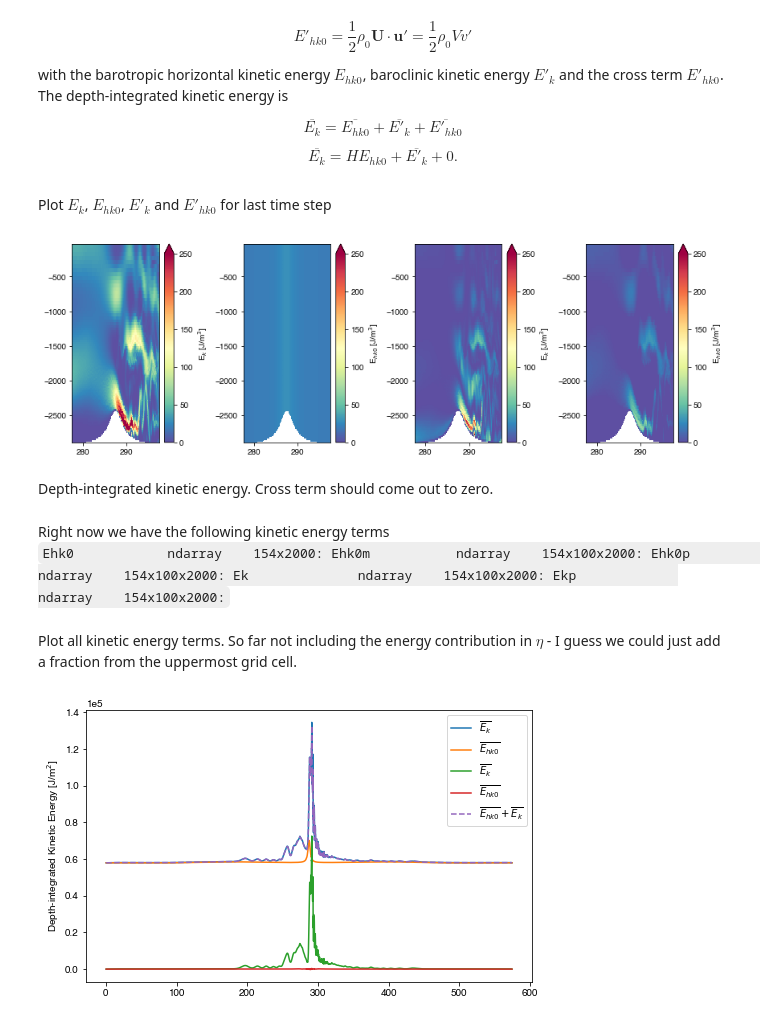
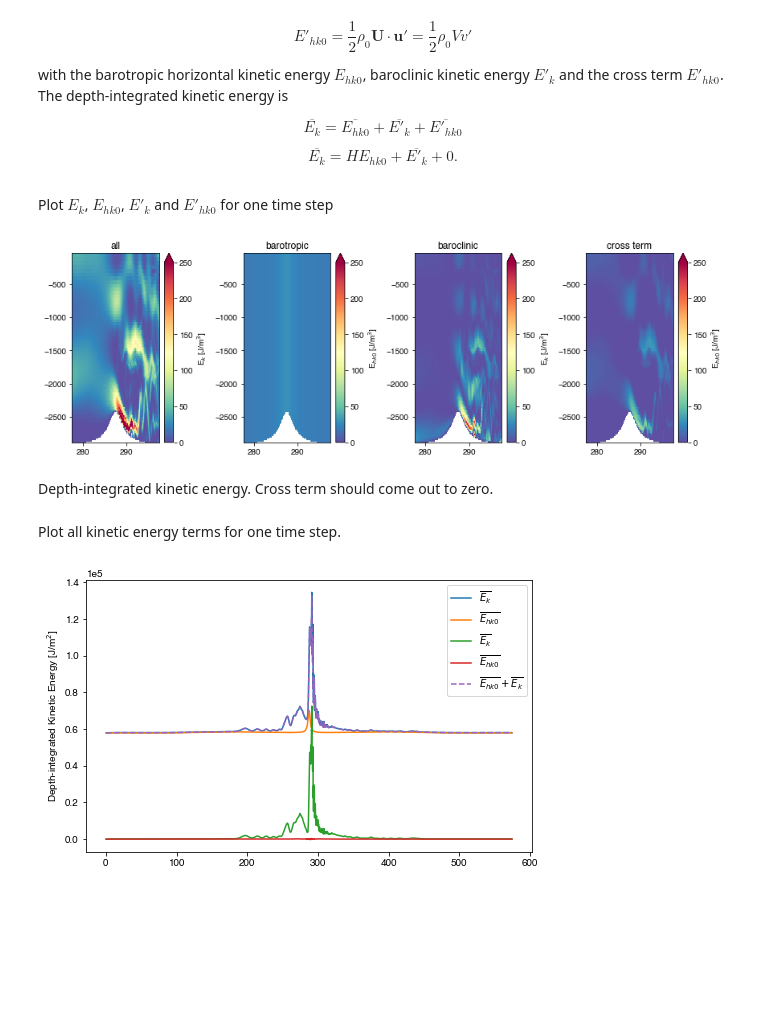
Before and after one commit to gunnarvoet/flow-across-bump, a Jupyter notebook: analysis/bump_analysis_energy.ipynb, the cells around one changed output. Drawn from its saved outputs; the diff is of its cells as text; code cells hidden in the pictures; blank space fills up the shorter version.

Commit message:
baroclinic energy

```diff
--- a/analysis/bump_analysis_energy.ipynb
+++ b/analysis/bump_analysis_energy.ipynb
@@ -34,6 +34,8 @@ import spfunctions.spfunctions as spf
 
 import warnings
 warnings.filterwarnings('ignore')
+# %%
+mpl.rcParams.update({'font.size': 12})
 # %% [markdown]
 ## Read model data
 # %%
@@ -219,57 +220,53 @@ Ekp = 0.5*rho0*(v**2 + w**2)
 # cross term
 Ehk0p = 0.5*rho0*Vm*v
 # %% [markdown]
-Plot $E_k$, $E_{hk0}$, $E'_k$ and $E'_{hk0}$ for last time step
+Plot $E_k$, $E_{hk0}$, $E'_k$ and $E'_{hk0}$ for one time step
 # %%
 fig,ax = plt.subplots(ncols=4,figsize=(12,4))
 
 TimeStep = -1
 MaxC = 250
 
 # all
 EkMasked = np.ma.masked_where(np.squeeze(grid.HFacC)<=0, np.squeeze(Ek[TimeStep,:,:]))
 h = ax[0].pcolormesh(dist,grid.Z,EkMasked,cmap='Spectral_r',vmin=0,vmax=MaxC)
 CenterPlot(10,ax[0])
 plt.colorbar(h,extend='max',label='E$_k$ [J/m$^3$]',ax=ax[0]);
+ax[0].set_title('all')
 
 # barotropic
 Ehk0Masked = np.ma.masked_where(np.squeeze(grid.HFacC)<=0, np.squeeze(Ehk0m[TimeStep,:,:]))
 h = ax[1].pcolormesh(dist,grid.Z,Ehk0Masked,cmap='Spectral_r',vmin=0,vmax=MaxC)
 CenterPlot(10,ax[1])
 plt.colorbar(h,extend='max',label='E$_{hk0}$ [J/m$^3$]',ax=ax[1]);
+ax[1].set_title('barotropic')
 
 # baroclinic
 EkpMasked = np.ma.masked_where(np.squeeze(grid.HFacC)<=0, np.squeeze(Ekp[TimeStep,:,:]))
 h = ax[2].pcolormesh(dist,grid.Z,EkpMasked,cmap='Spectral_r',vmin=0,vmax=MaxC)
 CenterPlot(10,ax[2])
 plt.colorbar(h,extend='max',label='E''$_k$ [J/m$^3$]',ax=ax[2]);
+ax[2].set_title('baroclinic')
 
 # cross-terms
 Ehk0pMasked = np.ma.masked_where(np.squeeze(grid.HFacC)<=0, np.squeeze(Ehk0p[TimeStep,:,:]))
 h = ax[3].pcolormesh(dist,grid.Z,Ehk0pMasked,cmap='Spectral_r',vmin=0,vmax=MaxC)
 CenterPlot(10,ax[3])
 plt.colorbar(h,extend='max',label='E$_{hk0}$ [J/m$^3$]',ax=ax[3]);
-
+ax[3].set_title('cross term')
 
 plt.tight_layout()
 # %% [output]
-[figure, old version]
+[figure, new version]
 # %% [markdown]
 Depth-integrated kinetic energy. Cross term should come out to zero.
-# %% [markdown]
-Right now we have the following kinetic energy terms<br>
-``Ehk0            ndarray    154x2000:
-Ehk0m           ndarray    154x100x2000:
-Ehk0p           ndarray    154x100x2000:
-Ek              ndarray    154x100x2000:
-Ekp             ndarray    154x100x2000:``
 # %%
 EkDepthIntegral = np.nansum(Ek*drFC*hfacC,axis=1) + Ek[:,0,:]*eta
 EkpDepthIntegral = np.nansum(Ekp*drFC*hfacC,axis=1) + Ekp[:,0,:]*eta
 Ehk0pDepthIntegral = np.nansum(Ehk0p*drFC*hfacC,axis=1) + Ehk0p[:,0,:]*eta
 Ehk0DepthIntegral = np.nansum(Ehk0m*drFC*hfacC,axis=1) + Ehk0*eta
-# %% [markdown]
-Plot all kinetic energy terms. So far not including the energy contribution in $\eta$ - I guess we could just add a fraction from the uppermost grid cell.
+# %% [markdown]
+Plot all kinetic energy terms for one time step.
 # %%
 fig,ax = plt.subplots(figsize=(8,5))
 ax.plot(dist,EkDepthIntegral[-1,:],label='$\overline{E_k}$')
```
Also changed, not shown: parts of 111 cells of this notebook.
